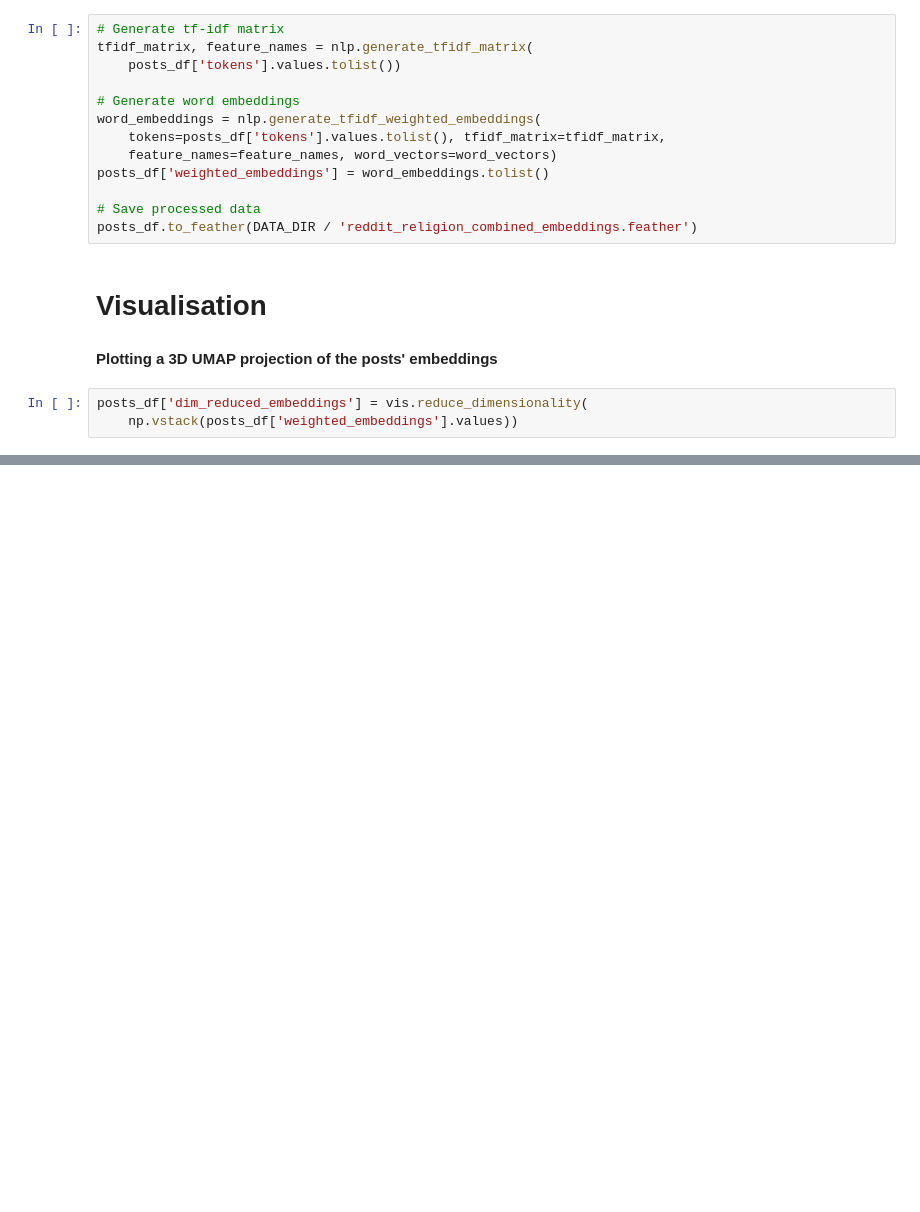
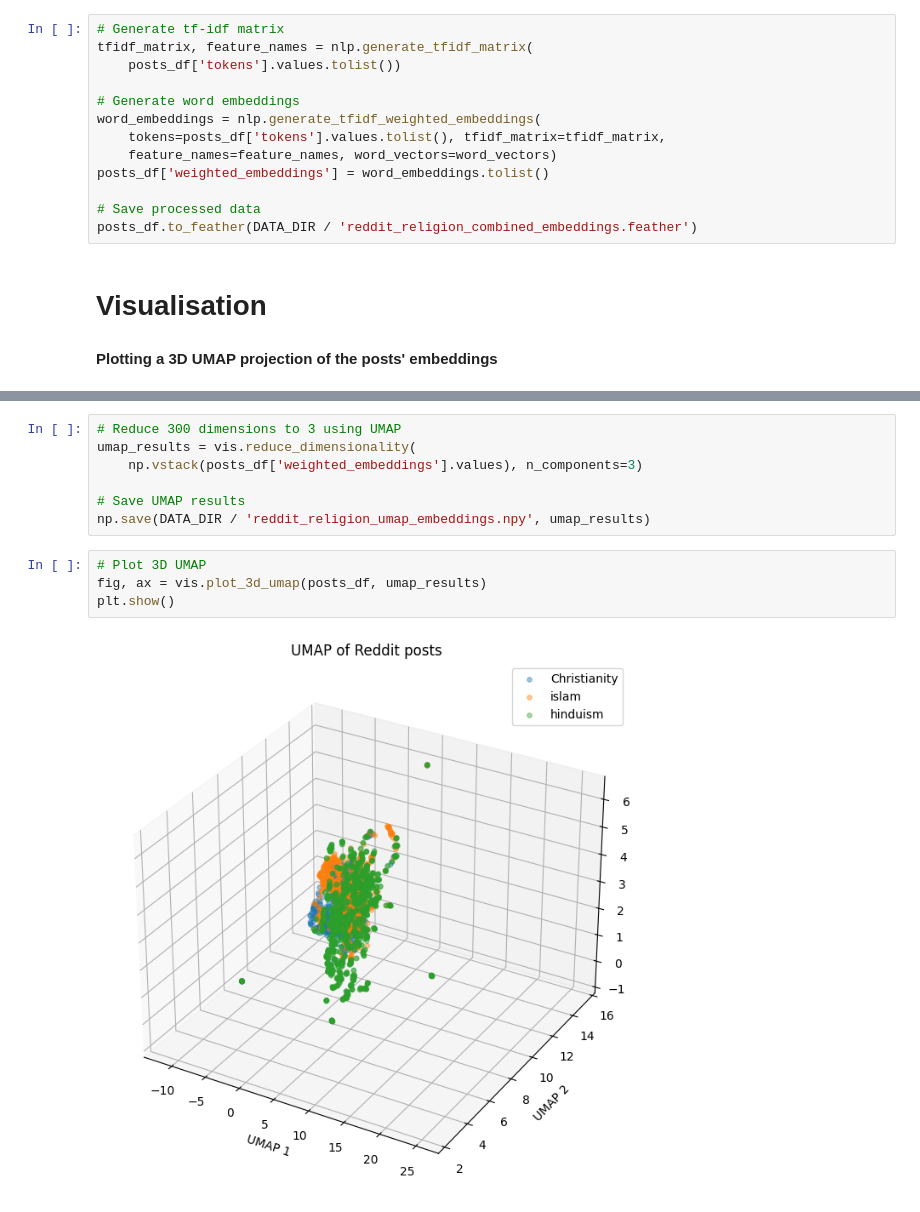
Before and after one commit to shreyansh-2003/parenting-style-subreddits-analyser, a Jupyter notebook: subreddit_similarity_analysis.ipynb, the cells around one changed output, grey strips where cells are left out. Saved outputs shown, nothing was run; the diff lists cells and outputs as text; blank space fills up the shorter version.

Commit message:
umap visualisation

```diff
--- a/subreddit_similarity_analysis.ipynb
+++ b/subreddit_similarity_analysis.ipynb
@@ -58,6 +59,3 @@ posts_df.to_feather(DATA_DIR / 'reddit_religion_combined_embeddings.feather')
 # Visualisation
 # %% [markdown]
 **Plotting a 3D UMAP projection of the posts' embeddings**
-# %%
-posts_df['dim_reduced_embeddings'] = vis.reduce_dimensionality(
-    np.vstack(posts_df['weighted_embeddings'].values))
@@ -66,0 +62,13 @@ posts_df['dim_reduced_embeddings'] = vis.reduce_dimensionality(
+# %%
+# Reduce 300 dimensions to 3 using UMAP
+umap_results = vis.reduce_dimensionality(
+    np.vstack(posts_df['weighted_embeddings'].values), n_components=3)
+
+# Save UMAP results
+np.save(DATA_DIR / 'reddit_religion_umap_embeddings.npy', umap_results)
+# %%
+# Plot 3D UMAP
+fig, ax = vis.plot_3d_umap(posts_df, umap_results)
+plt.show()
+# %% [output]
+[figure, added]
```
Also changed, not shown: parts of 2 cells of this notebook, 2 other files.
